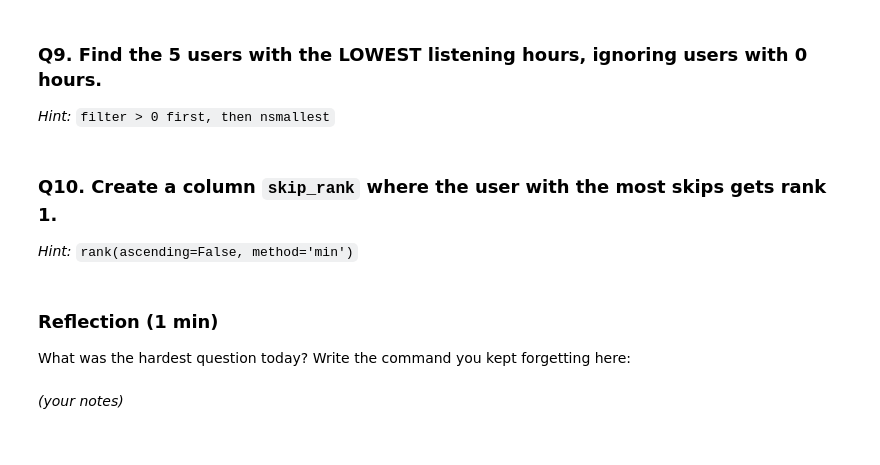
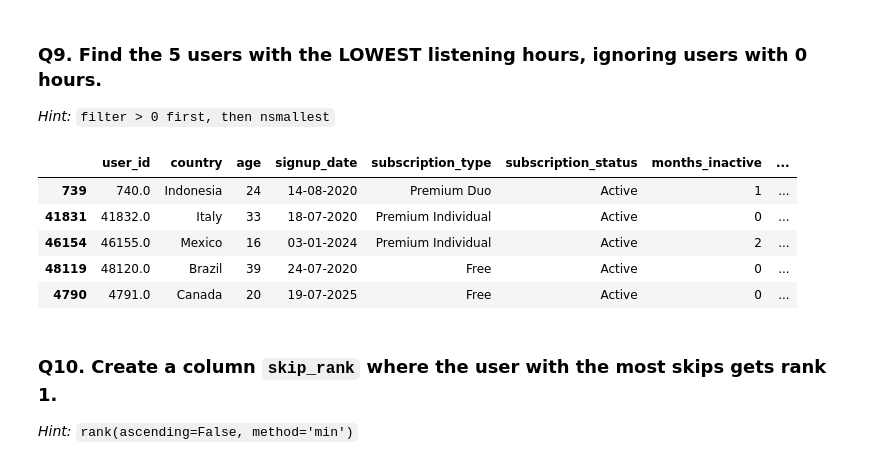
Before and after one commit to shiva3994/Python, a Jupyter notebook: Spotify_User_Behv/Day04_Sorting_Counting_and_Ranking_PRACTICE.ipynb, the cells around one changed output. Saved outputs shown, nothing was run; the diff lists cells and outputs as text; code cells hidden in the pictures.

```diff
--- a/Spotify_User_Behv/Day04_Sorting_Counting_and_Ranking_PRACTICE.ipynb
+++ b/Spotify_User_Behv/Day04_Sorting_Counting_and_Ranking_PRACTICE.ipynb
@@ -183,12 +246,18 @@ Name: proportion, dtype: float64
 ### Q9. Find the 5 users with the LOWEST listening hours, ignoring users with 0 hours.
 
 *Hint:* `filter > 0 first, then nsmallest`
+# %%
+# df.nsmallest(5,'avg_listining_hours_per_week')
+
+df[df["avg_listening_hours_per_week"] > 0].nsmallest(5, "avg_listening_hours_per_week")
+# %% [output]
+|  | user_id | country | age | signup_date | subscription_type | subscription_status | months_inactive | ... |
+| 739 | 740.0 | Indonesia | 24 | 14-08-2020 | Premium Duo | Active | 1 | ... |
+| 41831 | 41832.0 | Italy | 33 | 18-07-2020 | Premium Individual | Active | 0 | ... |
+| 46154 | 46155.0 | Mexico | 16 | 03-01-2024 | Premium Individual | Active | 2 | ... |
+| 48119 | 48120.0 | Brazil | 39 | 24-07-2020 | Free | Active | 0 | ... |
+| 4790 | 4791.0 | Canada | 20 | 19-07-2025 | Free | Active | 0 | ... |
 # %% [markdown]
 ### Q10. Create a column `skip_rank` where the user with the most skips gets rank 1.
 
 *Hint:* `rank(ascending=False, method='min')`
-# %% [markdown]
-### Reflection (1 min)
-What was the hardest question today? Write the command you kept forgetting here:
-# %% [markdown]
-*(your notes)*
```
Also changed, not shown: parts of 6 cells of this notebook.
